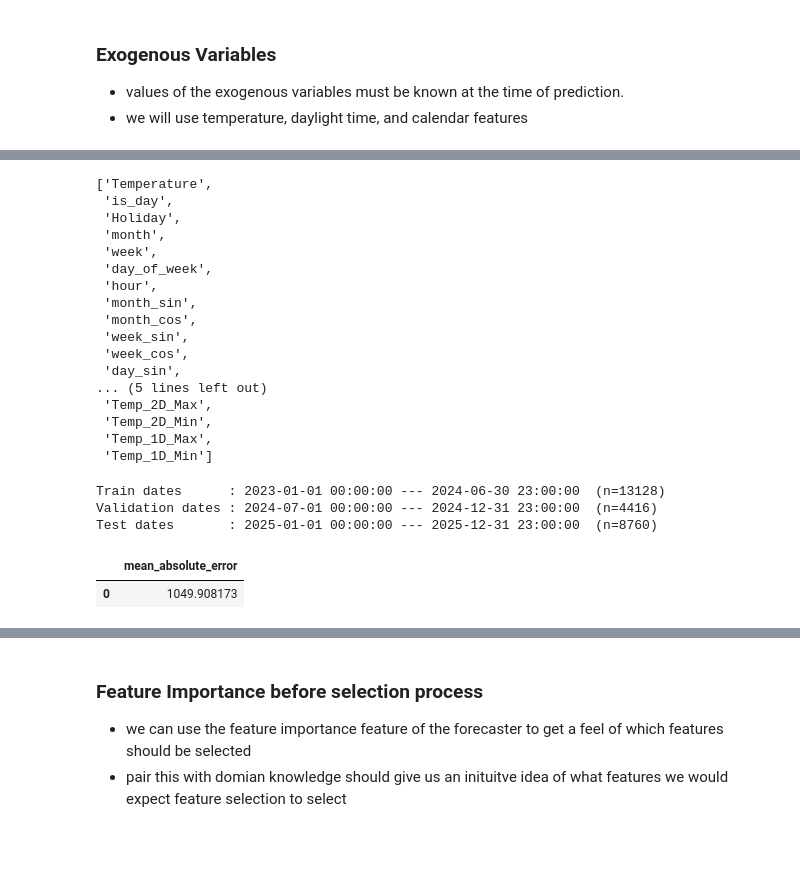
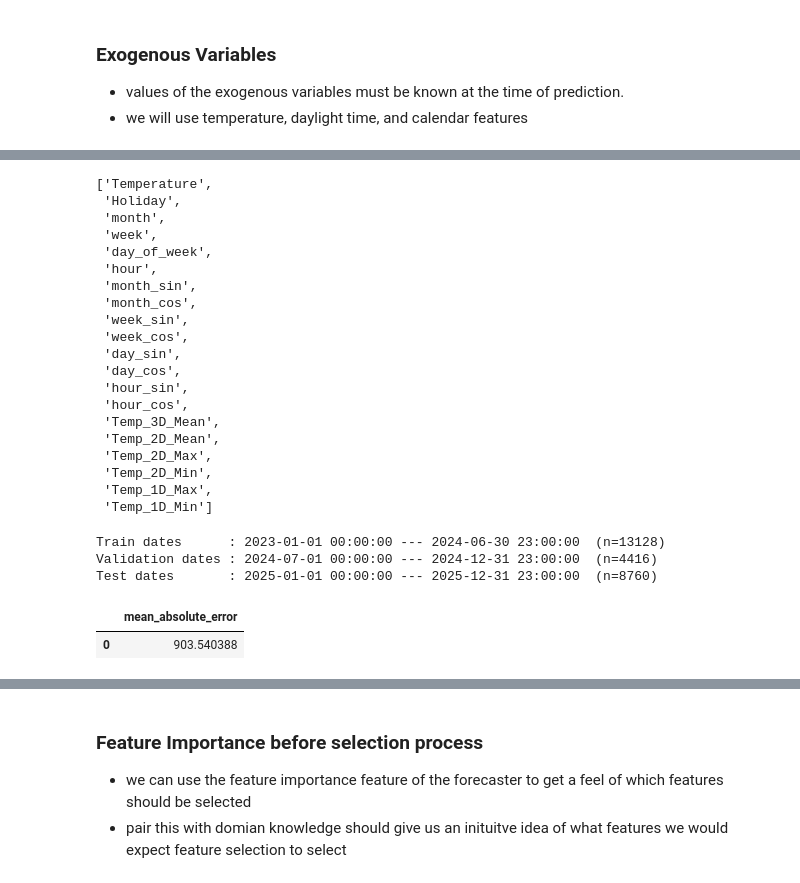
Before and after one commit to maxwellgriffith345/LoadForecast, a Jupyter notebook: notebooks/Train.ipynb, the cells around one changed output, grey strips where cells are left out. Drawn from its saved outputs; the diff is of its cells as text; code cells hidden in the pictures; blank space fills up the shorter version.

```diff
--- a/notebooks/Train.ipynb
+++ b/notebooks/Train.ipynb
@@ -161,12 +161,12 @@ def plot_fit_res(forecaster, target = data):
     fig, axes = plt.subplots(1, 2, figsize=(14, 4))
 
     # Distribution
-    axes[0].hist(ar_residuals, bins=50)
+    axes[0].hist(residuals, bins=50)
     axes[0].set_title("Residual Distribution")
     axes[0].axvline(0, color="red", linestyle="--")
 
     # Residuals over index (order they were generated)
-    axes[1].plot(ar_residuals.values)
+    axes[1].plot(residuals.values)
     axes[1].axhline(0, color="red", linestyle="--")
     axes[1].set_title("Residuals Over Time")
 
@@ -425,9 +454,8 @@ data.head()
 # %%
-exo_vars = list(data.columns)[1:]
+exo_vars = [col for col in data.columns if col != "Demand"]
 exo_vars
 # %% [output]
 ['Temperature',
- 'is_day',
  'Holiday',
  'month',
  'week',
@@ -438,7 +466,11 @@ exo_vars
  'week_sin',
  'week_cos',
  'day_sin',
-... (5 lines left out)
+ 'day_cos',
+ 'hour_sin',
+ 'hour_cos',
+ 'Temp_3D_Mean',
+ 'Temp_2D_Mean',
  'Temp_2D_Max',
  'Temp_2D_Min',
  'Temp_1D_Max',
@@ -468,13 +503,13 @@ arma_forecaster = ForecasterRecursive(
 # %%
 # back test the model again with exogenous variables
-metric, predictions = backtesting_forecaster(
-                          forecaster = arma_forecaster,
+ar_exo_metric, ar_exo_predictions = backtesting_forecaster(
+                          forecaster = ar_forecaster,
                           y          = data['Demand'],
                           exog       = data[exo_vars],
                           cv         = cv,
                           metric     = 'mean_absolute_error'
                       )
-display(metric)
+ar_exo_metric
 # %% [output]
 |  | mean_absolute_error |
-| 0 | 1049.908173 |
+| 0 | 903.540388 |
```
Also changed, not shown: parts of 36 cells of this notebook.
